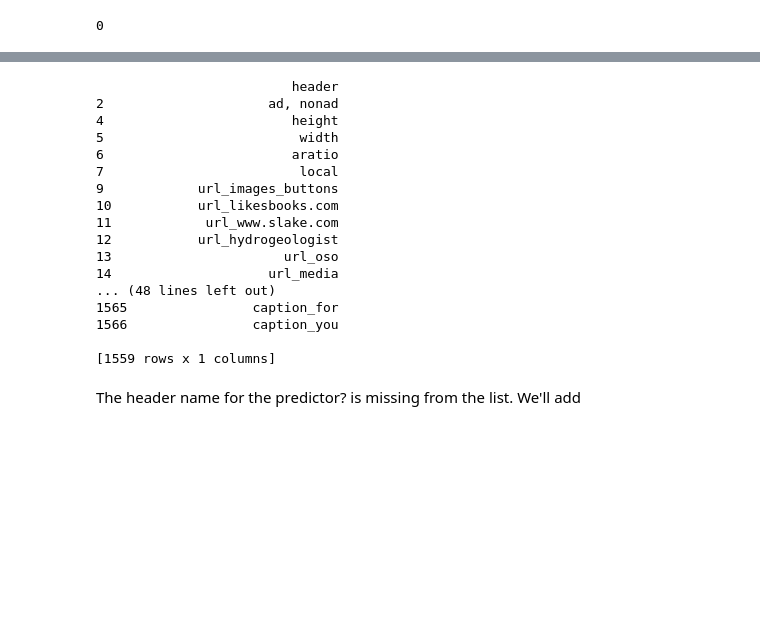
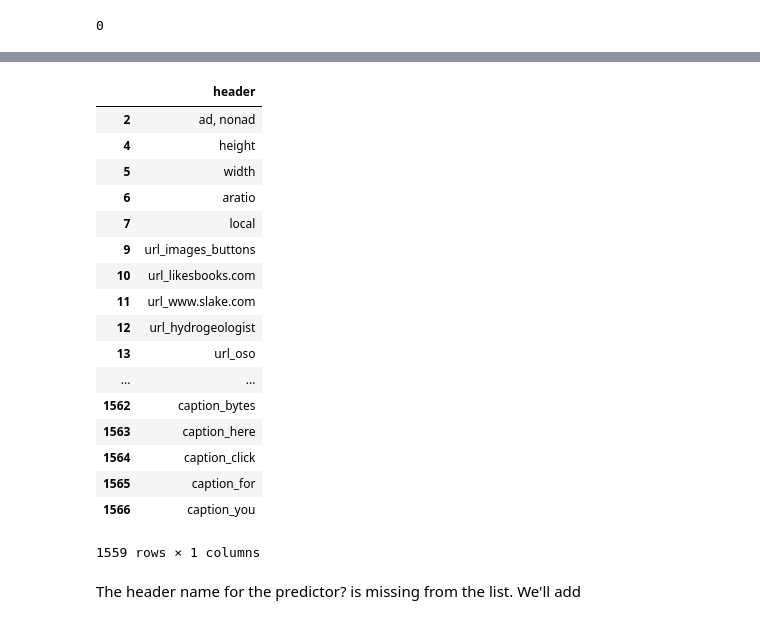
Before and after one commit to ryanarbow/uw_data_science, a Jupyter notebook: Ad_Analysis/Ad_Analysis_Data_Prep.ipynb, the cells around one changed output, grey strips where cells are left out. Drawn from its saved outputs; the diff is of its cells as text; code cells hidden in the pictures; blank space fills up the shorter version.

```diff
--- a/Ad_Analysis/Ad_Analysis_Data_Prep.ipynb
+++ b/Ad_Analysis/Ad_Analysis_Data_Prep.ipynb
@@ -98,23 +147,24 @@ ad_names.dropna(subset=['header'], inplace=True)
-# %%
-print (ad_names)
-# %% [output]
-                         header
-2                     ad, nonad
-4                        height
-5                         width
-6                        aratio
-7                         local
-9            url_images_buttons
-10           url_likesbooks.com
-11            url_www.slake.com
-12           url_hydrogeologist
-13                      url_oso
-14                    url_media
-... (48 lines left out)
-1565                caption_for
-1566                caption_you
-
-[1559 rows x 1 columns]
+# %%
+ad_names
+# %% [output]
+|  | header |
+| 2 | ad, nonad |
+| 4 | height |
+| 5 | width |
+| 6 | aratio |
+| 7 | local |
+| 9 | url_images_buttons |
+| 10 | url_likesbooks.com |
+| 11 | url_www.slake.com |
+| 12 | url_hydrogeologist |
+| 13 | url_oso |
+| ... | ... |
+| 1562 | caption_bytes |
+| 1563 | caption_here |
+| 1564 | caption_click |
+| 1565 | caption_for |
+| 1566 | caption_you |
+1559 rows × 1 columns
 # %% [markdown]
 The header name for the predictor? is missing from the list. We'll add
 # %%
```
Also changed, not shown: parts of 11 cells of this notebook.
